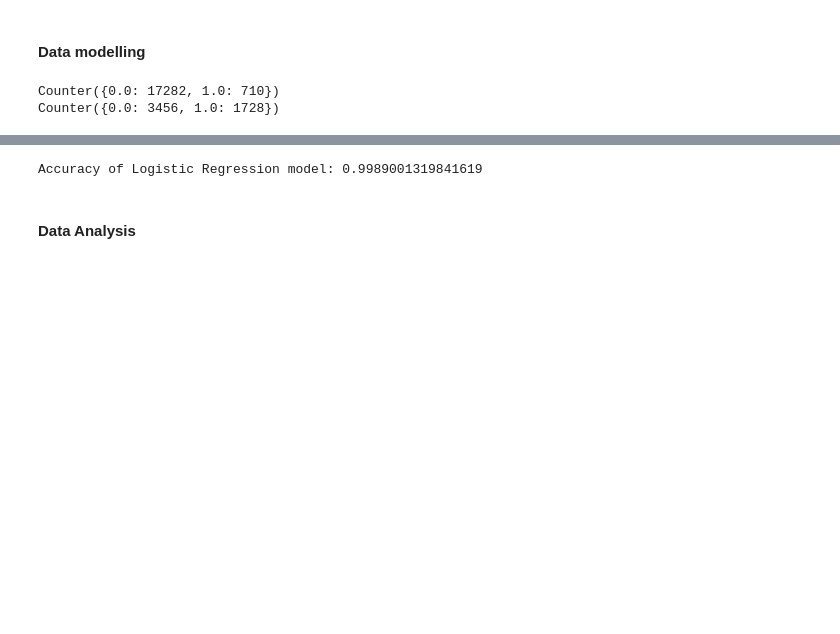
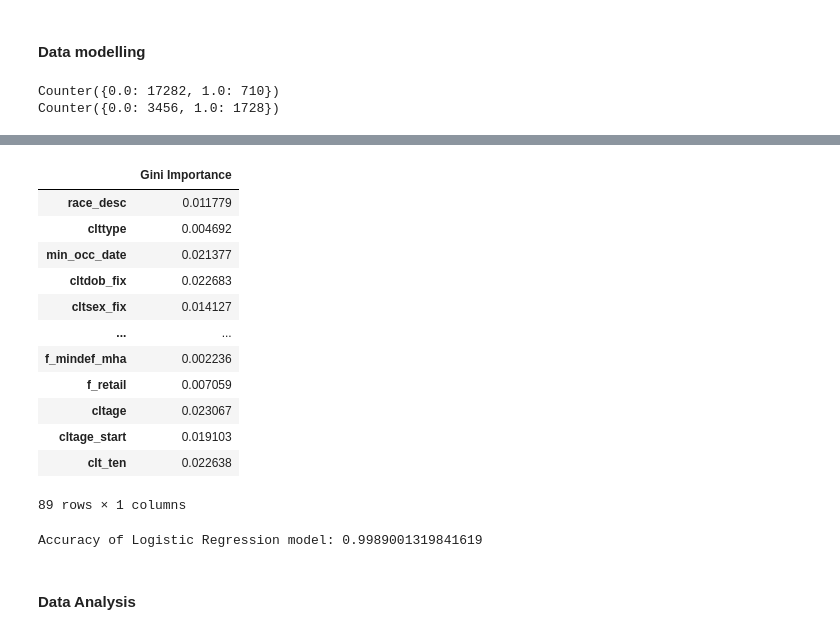
Before and after one commit to Happlesful/Datathon, a Jupyter notebook: NUS_DATATHON_SINGLIFE_192.ipynb, the cells around one changed output, grey strips where cells are left out. Drawn from its saved outputs; the diff is of its cells as text; code cells hidden in the pictures; blank space fills up the shorter version.

```diff
--- a/NUS_DATATHON_SINGLIFE_192.ipynb
+++ b/NUS_DATATHON_SINGLIFE_192.ipynb
@@ -288,0 +344,16 @@ Optimal number of features: 196
+# %%
+pd.DataFrame(randoforest.estimator_.feature_importances_, index = randoforest.get_feature_names_out(), columns = ["Gini Importance"])
+# %% [output]
+|  | Gini Importance |
+| race_desc | 0.011779 |
+| clttype | 0.004692 |
+| min_occ_date | 0.021377 |
+| cltdob_fix | 0.022683 |
+| cltsex_fix | 0.014127 |
+| ... | ... |
+| f_mindef_mha | 0.002236 |
+| f_retail | 0.007059 |
+| cltage | 0.023067 |
+| cltage_start | 0.019103 |
+| clt_ten | 0.022638 |
+89 rows × 1 columns
```
Also changed, not shown: parts of 13 cells of this notebook, 3 other files.
